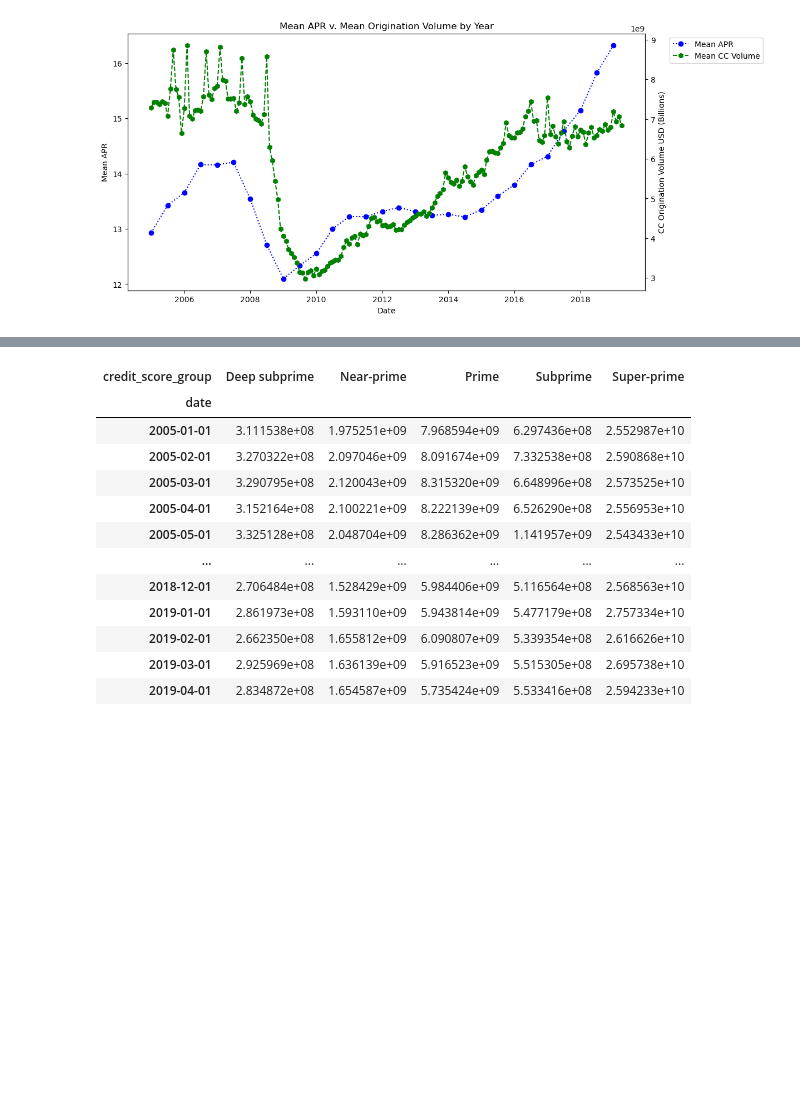
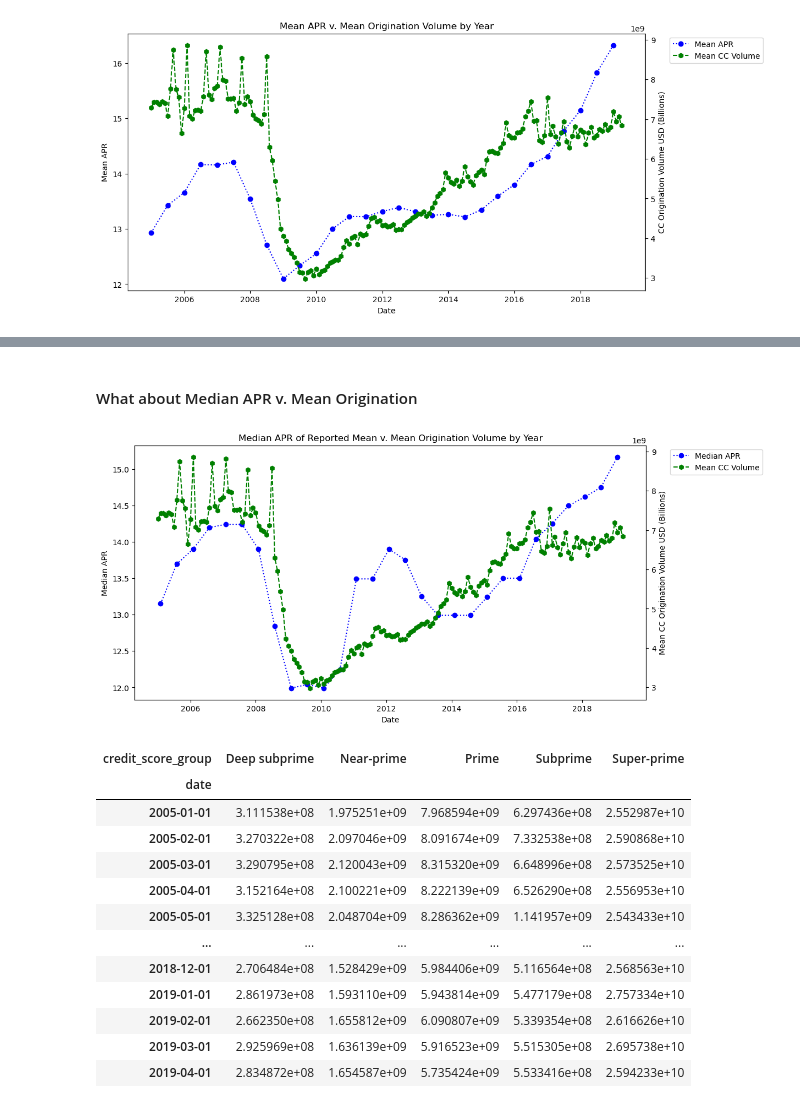
Before and after one commit to DanielGroneberg/TOP_project, a Jupyter notebook: code/CFPB_Data.ipynb, the cells around one changed output, grey strips where cells are left out. Saved outputs shown, nothing was run; the diff lists cells and outputs as text; code cells hidden in the pictures; blank space fills up the shorter version.

```diff
--- a/code/CFPB_Data.ipynb
+++ b/code/CFPB_Data.ipynb
@@ -1216 +1241,22 @@ plt.title("Mean APR v. Mean Origination Volume by Year");
+# %% [markdown]
+#### What about Median APR v. Mean Origination
+# %%
+fig, ax1 = plt.subplots(figsize=(12,6))
+ax1.plot(md_apr_agreement, label="Median APR", color='b', marker="o", linestyle=":")
+ax1.set_xlabel("Date")
+ax1.set_ylabel("Median APR")
+
+ax2 = ax1.twinx()
+ax2.plot(mean_vol_lending, label="Mean CC Volume", color='g', marker="h", linestyle="--")
+ax2.set_ylabel("Mean CC Origination Volume USD (Billions)")
+
+# Add legends
+lines1, labels1 = ax1.get_legend_handles_labels()
+lines2, labels2 = ax2.get_legend_handles_labels()
+lines = lines1 + lines2
+labels = labels1 + labels2
+ax1.legend(lines, labels, loc='upper left', bbox_to_anchor=(1.04, 1))
+plt.title("Median APR of Reported Mean v. Mean Origination Volume by Year");
+# %% [output]
+[figure, added]
 # %%
```
Also changed, not shown: parts of 102 cells of this notebook.
